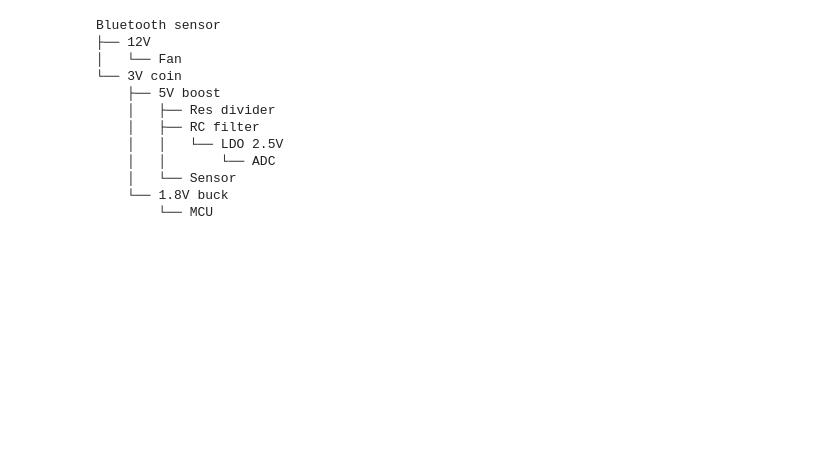
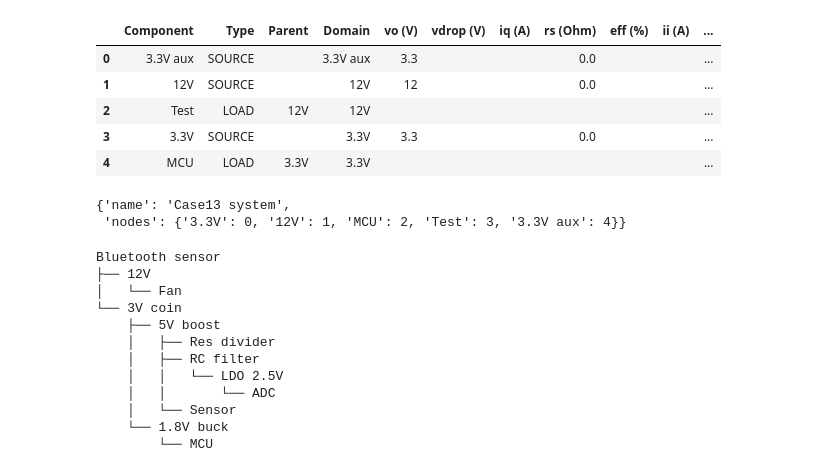
Before and after one commit to geddy11/tmp_sl, a Jupyter notebook: work/sysLoss.ipynb, the cells around one changed output. Cells and saved outputs as stored; diff of their text form; code cells hidden in the pictures; blank space fills up the shorter version.

```diff
--- a/work/sysLoss.ipynb
+++ b/work/sysLoss.ipynb
@@ -541,3 +588,10 @@ class System:
             json.dump(sys, f, indent=indent)
 # %% [markdown]
 ![case1](case_1.png)
+# %%
+case13 = System("Case13 system", Source("3.3V", vo=3.3))
+case13.add_source(Source("12V", vo=12, limits={"io":[0, 1e-3]}))
+case13.add_comp("3.3V", comp=PLoad("MCU", pwr=0.2))
+case13.add_comp("12V", comp=PLoad("Test", pwr=1.5))
+case13.add_source(Source("3.3V aux", vo=3.3, limits={"io":[0, 20e-3]}))
+case13.tree()
@@ -544,3 +625,17 @@ class System:
+# %%
+case13.params(limits=True)
+# %% [output]
+|  | Component | Type | Parent | Domain | vo (V) | vdrop (V) | iq (A) | rs (Ohm) | eff (%) | ii (A) | ... |
+| 0 | 3.3V aux | SOURCE |  | 3.3V aux | 3.3 |  |  | 0.0 |  |  | ... |
+| 1 | 12V | SOURCE |  | 12V | 12 |  |  | 0.0 |  |  | ... |
+| 2 | Test | LOAD | 12V | 12V |  |  |  |  |  |  | ... |
+| 3 | 3.3V | SOURCE |  | 3.3V | 3.3 |  |  | 0.0 |  |  | ... |
+| 4 | MCU | LOAD | 3.3V | 3.3V |  |  |  |  |  |  | ... |
+# %%
+case13._g.attrs
+# %% [output]
+{'name': 'Case13 system',
+ 'nodes': {'3.3V': 0, '12V': 1, 'MCU': 2, 'Test': 3, '3.3V aux': 4}}
 # %%
 case1 = System('Bluetooth sensor', Source('3V coin', vo=3, rs=13e-3))
 case1.add_comp('3V coin', comp=Converter('1.8V buck', vo=1.8, eff=0.87, iq=12e-6))
```
Also changed, not shown: parts of 20 cells of this notebook, 4 other files.
